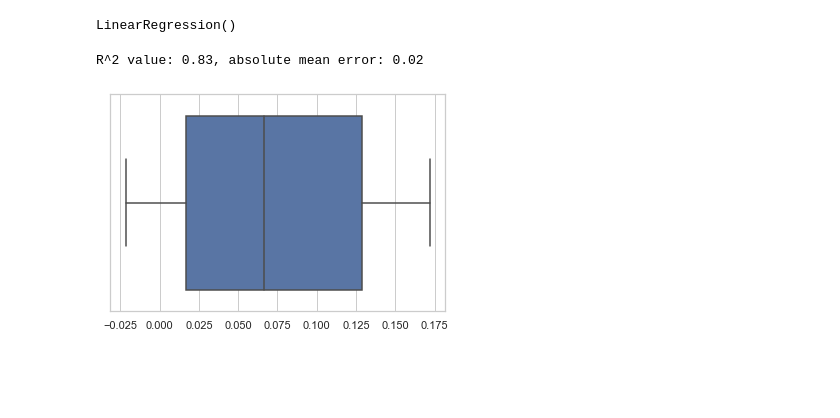
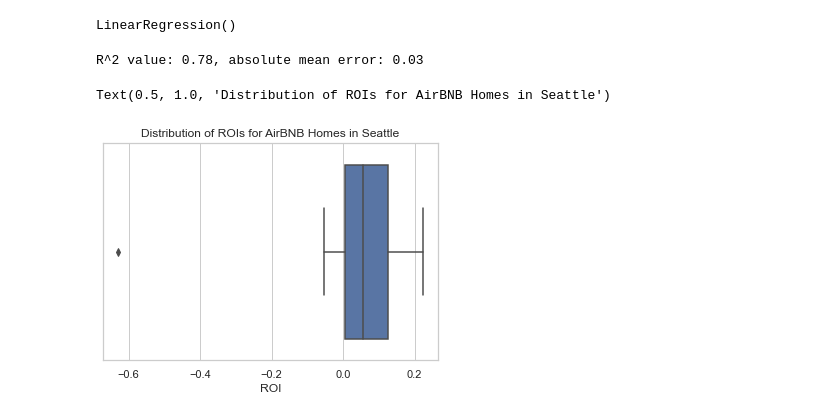
Before and after one commit to DanlBradley/AirBNB-Profit-Predictor, a Jupyter notebook: student.ipynb, the cells around one changed output. Cells and saved outputs as stored; diff of their text form; code cells hidden in the pictures; blank space fills up the shorter version.

```diff
--- a/student.ipynb
+++ b/student.ipynb
@@ -179,18 +179,32 @@ merged_numerics = merged.select_dtypes(include = np.number, exclude = object)
 merged_numerics = merged_numerics.dropna()
 # %%
 # #Parameterized cell to let you scatter two variables from merged_numerics
+plt.rcParams.update({'text.color': "white",
+                     'axes.labelcolor': "white"})
 
 #roi is a feature that lets you measure the performance of an airbnb listing. A common benchmark is 5% ROI.
 merged_numerics['roi'] = (merged_numerics['earnings_per_mo'] * 12) / merged_numerics['price_x']
-#merged_numerics = merged_numerics.drop(columns = 'avg_earnings')
-fig, ax = plt.subplots()
+merged_numerics = merged_numerics.loc[merged_numerics['roi'] > 0]
+
+fig = plt.figure()
+ax = fig.add_subplot(111)
+
+ax.spines['bottom'].set_color('white')
+ax.spines['top'].set_color('white')
+ax.spines['left'].set_color('white')
+ax.spines['right'].set_color('white')
+ax.xaxis.label.set_color('white')
+ax.tick_params(axis='x', colors='white')
+ax.tick_params(axis='y', colors='white')
+ax.grid(color='white')
 x = merged_numerics['price_x']
 y = merged_numerics['roi']
 m,b = np.polyfit(x = x, y = y, deg = 1)
-plt.scatter(x,y)
-plt.xlabel(x.name)
-plt.ylabel(y.name)
-plt.title('home {} vs. ROI year/year'.format(x.name))
-plt.plot(x,x*m+b, c= 'r')
-plt.axhline(.05, c = 'black');
+ax.scatter(x,y, c = 'white')
+ax.set_xlabel('Cost of Home (In Millions USD)', size = 16)
+ax.set_ylabel('Return on Investment', size = 16)
+ax.set_title('Home Price vs. ROI year/year'.format(x.name), size = 16)
+ax.plot(x,x*m+b, c= 'blue')
+ax.axhline(.05, c = 'blue')
+plt.savefig("filename.png", transparent=True, dpi = 600);
 # %% [output]
@@ -798,4 +730,5 @@ def standardizer(col):
     col_standardized = (col - col.mean())/col.std()
     return col_standardized
 # %%
-X_standard = X.apply(lambda x: (x-x.mean())/ x.std())
+#Standardize the X parameters
+X_standard = X.apply(lambda x: standardizer(x))
@@ -808,9 +742,10 @@ lr.fit(X_train, y_train)
 # %% [output]
 LinearRegression()
 # %%
+#Testing whether the model performs well
 y_pred = lr.predict(X_test)
 MAE = round(mean_absolute_error(y_pred, y_test),2)
 score = round(lr.score(X_train, y_train),2)
 print('R^2 value: {}, absolute mean error: {}'.format(score,MAE))
 # %% [output]
-R^2 value: 0.83, absolute mean error: 0.02
+R^2 value: 0.78, absolute mean error: 0.03
@@ -819,6 +752,11 @@ predicted = pd.Series(y_pred)
 # %%
+fig, ax = plt.subplots()
+predicted = pd.Series(y_pred)
 sns.set_theme(style = 'whitegrid')
 ax = sns.boxplot(x=predicted.loc[(predicted < 1) & (predicted > -1)])
+plt.xlabel('ROI')
+plt.title('Distribution of ROIs for AirBNB Homes in Seattle')
 # %% [output]
+Text(0.5, 1.0, 'Distribution of ROIs for AirBNB Homes in Seattle')
-[figure, old version]
+[figure, new version]
 # %%
```
Also changed, not shown: parts of 41 cells of this notebook, 6 other files.
